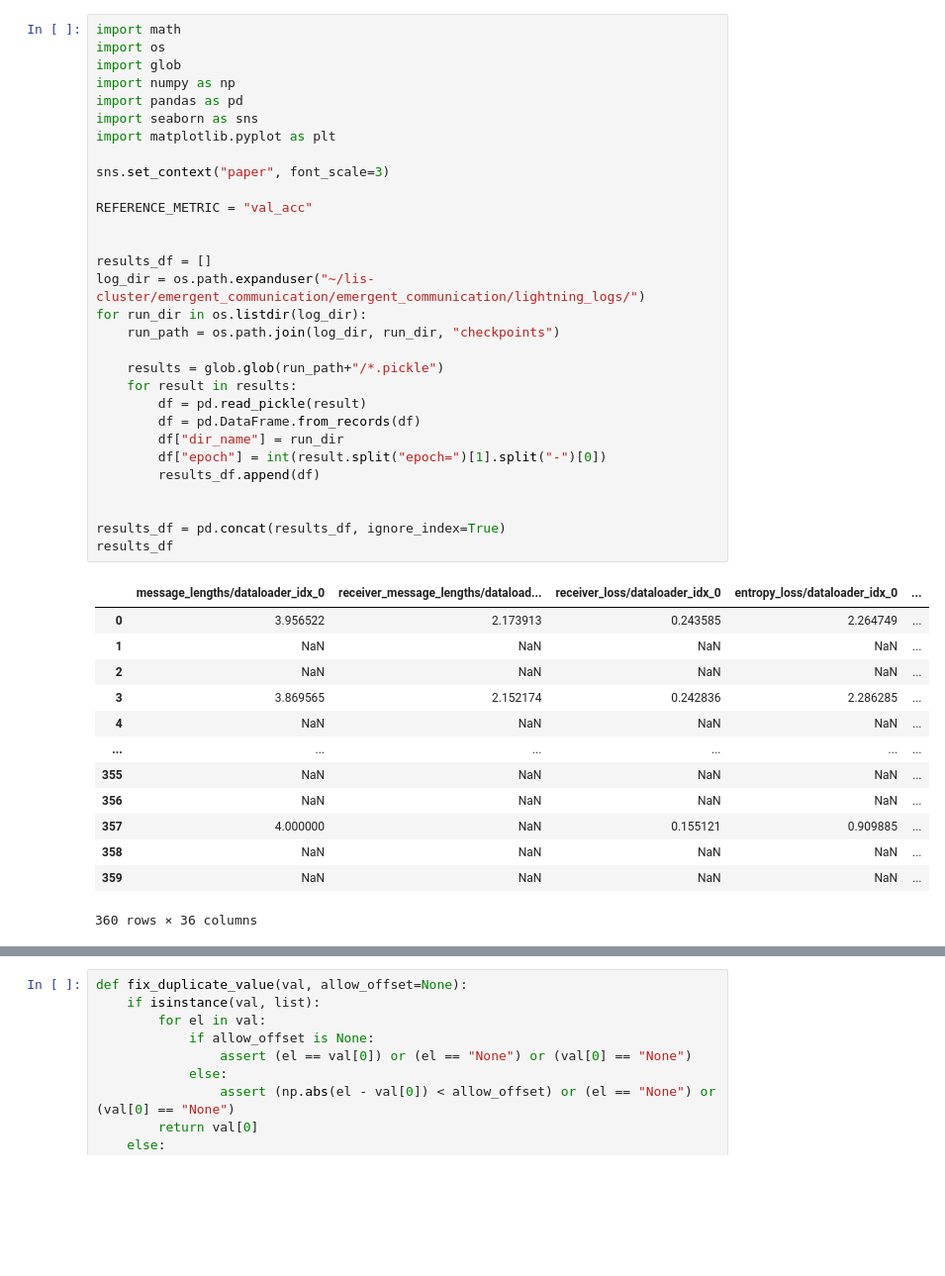
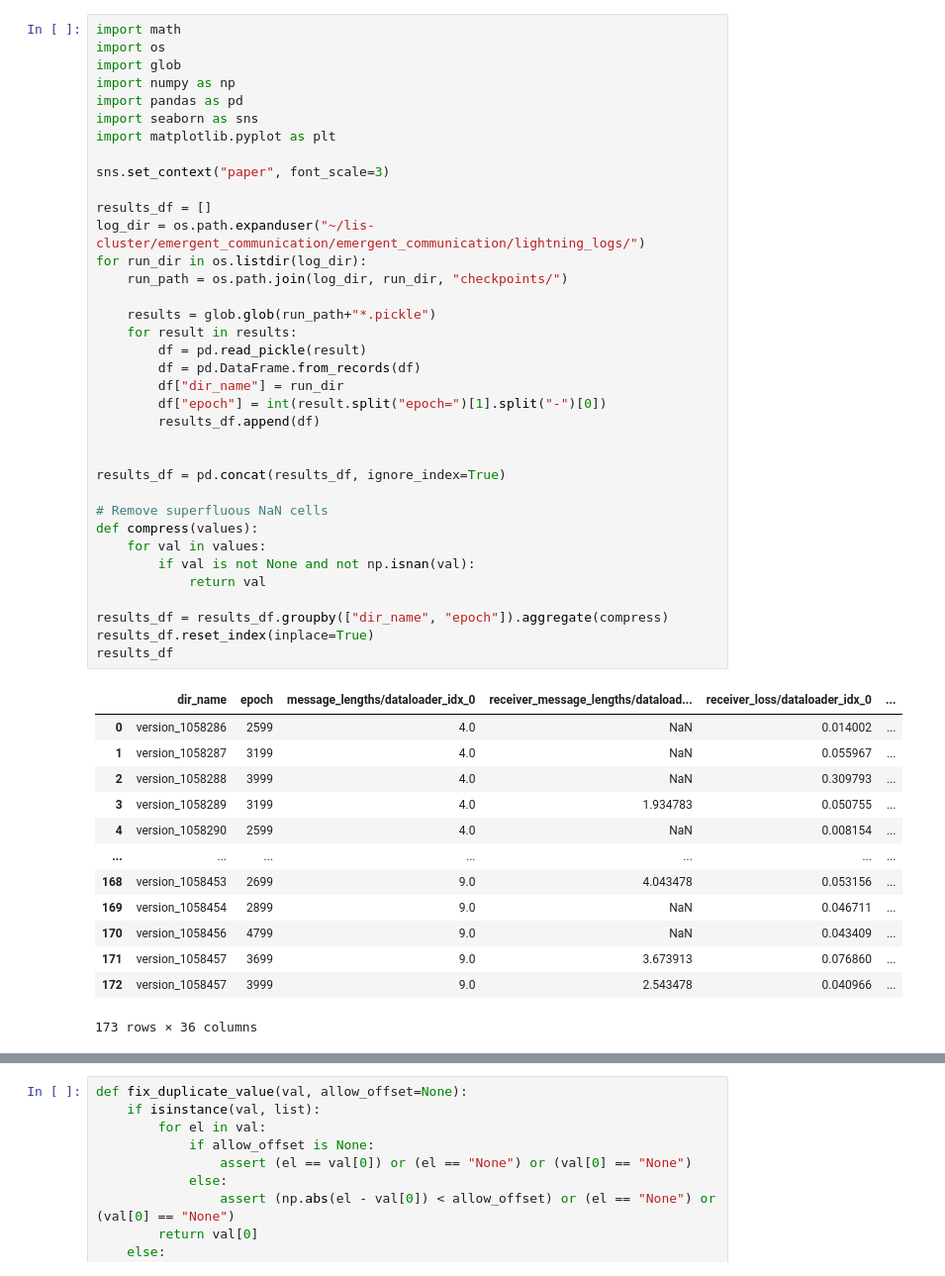
Before and after one commit to mitjanikolaus/emergent_communication, a Jupyter notebook: eval_grid_search_from_logs.ipynb, the cells around one changed output, grey strips where cells are left out. Shown at 99% size. Saved outputs shown, nothing was run; the diff lists cells and outputs as text; blank space fills up the shorter version.

```diff
--- a/eval_grid_search_from_logs.ipynb
+++ b/eval_grid_search_from_logs.ipynb
@@ -1,44 +1,50 @@
 # %%
 import math
 import os
 import glob
 import numpy as np
 import pandas as pd
 import seaborn as sns
 import matplotlib.pyplot as plt
 
 sns.set_context("paper", font_scale=3)
 
-REFERENCE_METRIC = "val_acc"
-
-
 results_df = []
 log_dir = os.path.expanduser("~/lis-cluster/emergent_communication/emergent_communication/lightning_logs/")
 for run_dir in os.listdir(log_dir):
-    run_path = os.path.join(log_dir, run_dir, "checkpoints")
+    run_path = os.path.join(log_dir, run_dir, "checkpoints/")
 
-    results = glob.glob(run_path+"/*.pickle")
+    results = glob.glob(run_path+"*.pickle")
     for result in results:
         df = pd.read_pickle(result)
         df = pd.DataFrame.from_records(df)
         df["dir_name"] = run_dir
         df["epoch"] = int(result.split("epoch=")[1].split("-")[0])
         results_df.append(df)
 
 
 results_df = pd.concat(results_df, ignore_index=True)
+
+# Remove superfluous NaN cells
+def compress(values):
+    for val in values:
+        if val is not None and not np.isnan(val):
+            return val
+
+results_df = results_df.groupby(["dir_name", "epoch"]).aggregate(compress)
+results_df.reset_index(inplace=True)
 results_df
 # %% [output]
-|  | message_lengths/dataloader_idx_0 | receiver_message_lengths/dataload... | receiver_loss/dataloader_idx_0 | entropy_loss/dataloader_idx_0 | ... |
-| 0 | 3.956522 | 2.173913 | 0.243585 | 2.264749 | ... |
-| 1 | NaN | NaN | NaN | NaN | ... |
-| 2 | NaN | NaN | NaN | NaN | ... |
-| 3 | 3.869565 | 2.152174 | 0.242836 | 2.286285 | ... |
-| 4 | NaN | NaN | NaN | NaN | ... |
-| ... | ... | ... | ... | ... | ... |
-| 355 | NaN | NaN | NaN | NaN | ... |
-| 356 | NaN | NaN | NaN | NaN | ... |
-| 357 | 4.000000 | NaN | 0.155121 | 0.909885 | ... |
-| 358 | NaN | NaN | NaN | NaN | ... |
-| 359 | NaN | NaN | NaN | NaN | ... |
+|  | dir_name | epoch | message_lengths/dataloader_idx_0 | receiver_message_lengths/dataload... | receiver_loss/dataloader_idx_0 | ... |
+| 0 | version_1058286 | 2599 | 4.0 | NaN | 0.014002 | ... |
+| 1 | version_1058287 | 3199 | 4.0 | NaN | 0.055967 | ... |
+| 2 | version_1058288 | 3999 | 4.0 | NaN | 0.309793 | ... |
+| 3 | version_1058289 | 3199 | 4.0 | 1.934783 | 0.050755 | ... |
+| 4 | version_1058290 | 2599 | 4.0 | NaN | 0.008154 | ... |
+| ... | ... | ... | ... | ... | ... | ... |
+| 168 | version_1058453 | 2699 | 9.0 | 4.043478 | 0.053156 | ... |
+| 169 | version_1058454 | 2899 | 9.0 | NaN | 0.046711 | ... |
+| 170 | version_1058456 | 4799 | 9.0 | NaN | 0.043409 | ... |
+| 171 | version_1058457 | 3699 | 9.0 | 3.673913 | 0.076860 | ... |
+| 172 | version_1058457 | 3999 | 9.0 | 2.543478 | 0.040966 | ... |
-360 rows × 36 columns
+173 rows × 36 columns
```
Also changed, not shown: parts of 8 cells of this notebook, 1 other file.
